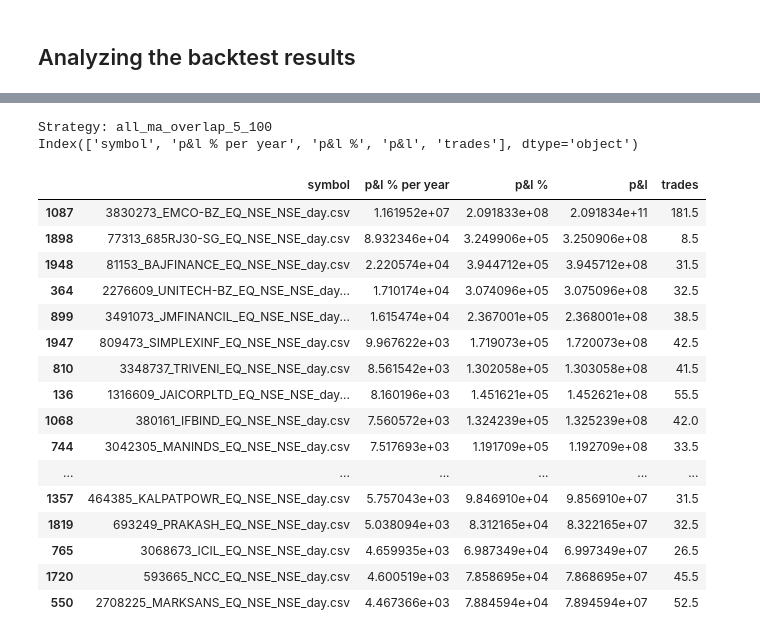
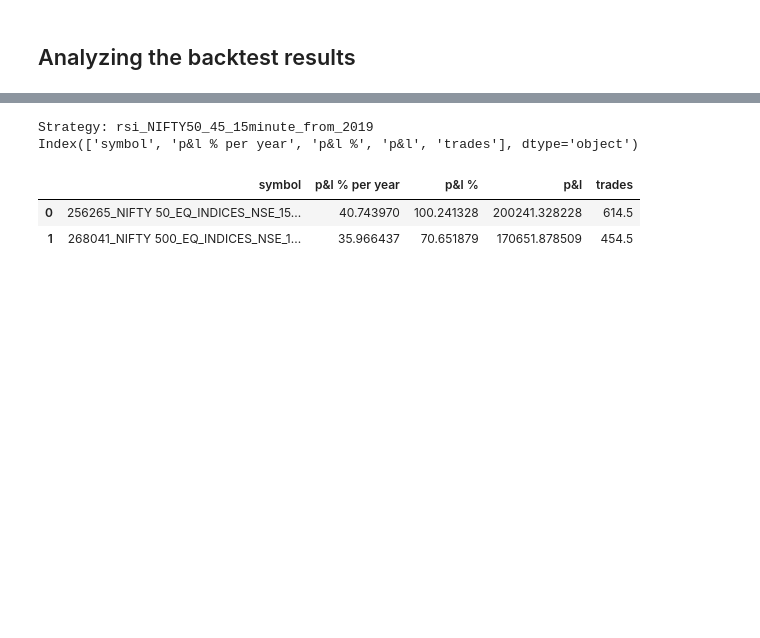
Before and after one commit to binarysentient/bsstonks, a Jupyter notebook: backtest_stategies_analysis.ipynb, the cells around one changed output, grey strips where cells are left out. Drawn from its saved outputs; the diff is of its cells as text; code cells hidden in the pictures; blank space fills up the shorter version.

```diff
--- a/backtest_stategies_analysis.ipynb
+++ b/backtest_stategies_analysis.ipynb
@@ -33,5 +39,5 @@ ma_overlap_5_100
 # %%
-backtest_strategy_dir = "all_ma_overlap_5_100"
+backtest_strategy_dir = "rsi_NIFTY50_45_15minute_from_2019"
 strategy_symbol_summary = []
 for backtest_symbol_file in os.listdir(os.path.join(BACKTEST_DIR,backtest_strategy_dir)):
     print("---------------------")
@@ -77,28 +72,14 @@ for backtest_symbol_file in os.listdir(os.path.join(BACKTEST_DIR,backtest_strate
 # %%
 print("Strategy:", backtest_strategy_dir)
 df_symbol_summary = pd.DataFrame(strategy_symbol_summary)
 print(df_symbol_summary.columns)
-df_symbol_summary.sort_values(by=["p&l % per year"], ascending=False).head(20)
+df_symbol_summary.sort_values(by=["p&l % per year"], ascending=False).head(50)
 # %% [output]
-Strategy: all_ma_overlap_5_100
+Strategy: rsi_NIFTY50_45_15minute_from_2019
 Index(['symbol', 'p&l % per year', 'p&l %', 'p&l', 'trades'], dtype='object')
 |  | symbol | p&l % per year | p&l % | p&l | trades |
-| 1087 | 3830273_EMCO-BZ_EQ_NSE_NSE_day.csv | 1.161952e+07 | 2.091833e+08 | 2.091834e+11 | 181.5 |
-| 1898 | 77313_685RJ30-SG_EQ_NSE_NSE_day.csv | 8.932346e+04 | 3.249906e+05 | 3.250906e+08 | 8.5 |
-| 1948 | 81153_BAJFINANCE_EQ_NSE_NSE_day.csv | 2.220574e+04 | 3.944712e+05 | 3.945712e+08 | 31.5 |
-| 364 | 2276609_UNITECH-BZ_EQ_NSE_NSE_day... | 1.710174e+04 | 3.074096e+05 | 3.075096e+08 | 32.5 |
-| 899 | 3491073_JMFINANCIL_EQ_NSE_NSE_day... | 1.615474e+04 | 2.367001e+05 | 2.368001e+08 | 38.5 |
-| 1947 | 809473_SIMPLEXINF_EQ_NSE_NSE_day.csv | 9.967622e+03 | 1.719073e+05 | 1.720073e+08 | 42.5 |
-| 810 | 3348737_TRIVENI_EQ_NSE_NSE_day.csv | 8.561542e+03 | 1.302058e+05 | 1.303058e+08 | 41.5 |
-| 136 | 1316609_JAICORPLTD_EQ_NSE_NSE_day... | 8.160196e+03 | 1.451621e+05 | 1.452621e+08 | 55.5 |
-| 1068 | 380161_IFBIND_EQ_NSE_NSE_day.csv | 7.560572e+03 | 1.324239e+05 | 1.325239e+08 | 42.0 |
-| 744 | 3042305_MANINDS_EQ_NSE_NSE_day.csv | 7.517693e+03 | 1.191709e+05 | 1.192709e+08 | 33.5 |
-| ... | ... | ... | ... | ... | ... |
-| 1357 | 464385_KALPATPOWR_EQ_NSE_NSE_day.csv | 5.757043e+03 | 9.846910e+04 | 9.856910e+07 | 31.5 |
-| 1819 | 693249_PRAKASH_EQ_NSE_NSE_day.csv | 5.038094e+03 | 8.312165e+04 | 8.322165e+07 | 32.5 |
-| 765 | 3068673_ICIL_EQ_NSE_NSE_day.csv | 4.659935e+03 | 6.987349e+04 | 6.997349e+07 | 26.5 |
-| 1720 | 593665_NCC_EQ_NSE_NSE_day.csv | 4.600519e+03 | 7.858695e+04 | 7.868695e+07 | 45.5 |
-| 550 | 2708225_MARKSANS_EQ_NSE_NSE_day.csv | 4.467366e+03 | 7.884594e+04 | 7.894594e+07 | 52.5 |
+| 0 | 256265_NIFTY 50_EQ_INDICES_NSE_15... | 40.743970 | 100.241328 | 200241.328228 | 614.5 |
+| 1 | 268041_NIFTY 500_EQ_INDICES_NSE_1... | 35.966437 | 70.651879 | 170651.878509 | 454.5 |
 # %%
 top_profits = df_symbol_summary.sort_values(by=["p&l % per year"], ascending=False).head(40)['symbol'].values
 for backtest_symbol_file in os.listdir(os.path.join(BACKTEST_DIR,backtest_strategy_dir)):
```
Also changed, not shown: parts of 4 cells of this notebook, 1 other file.
